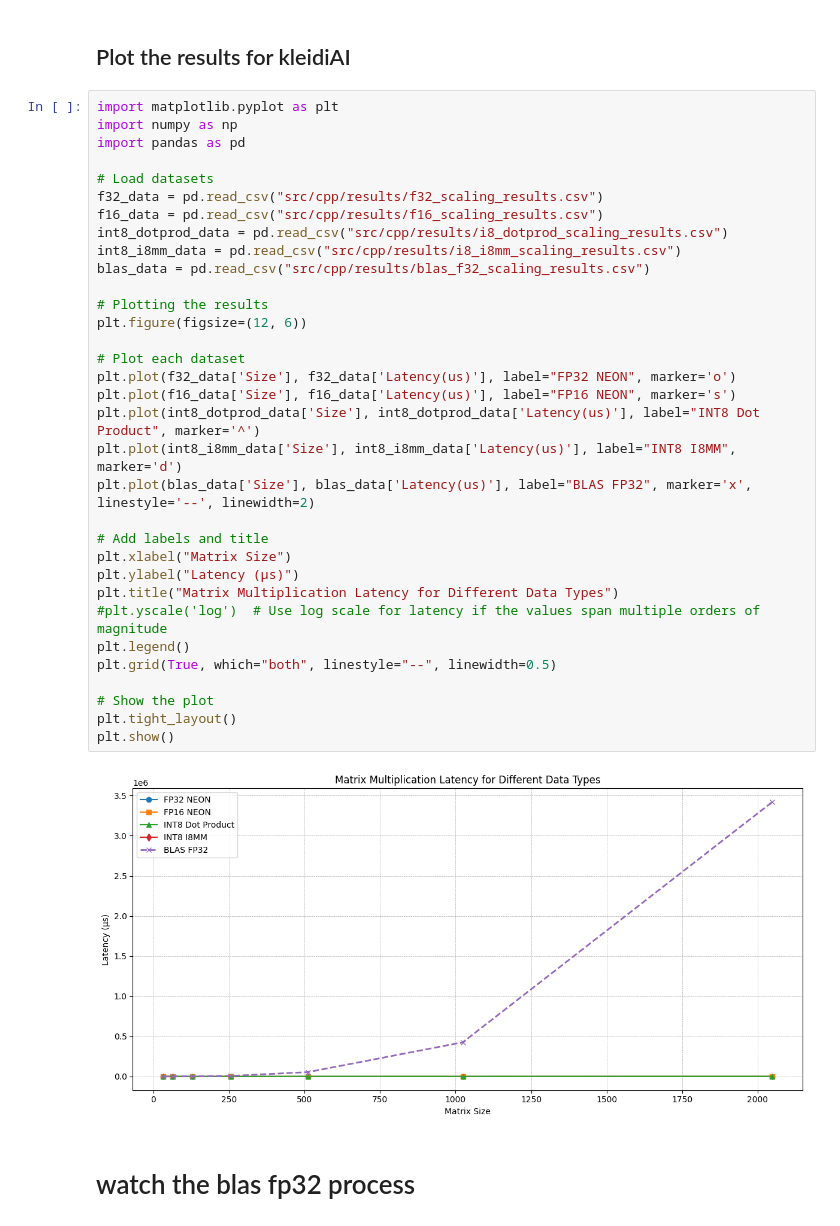
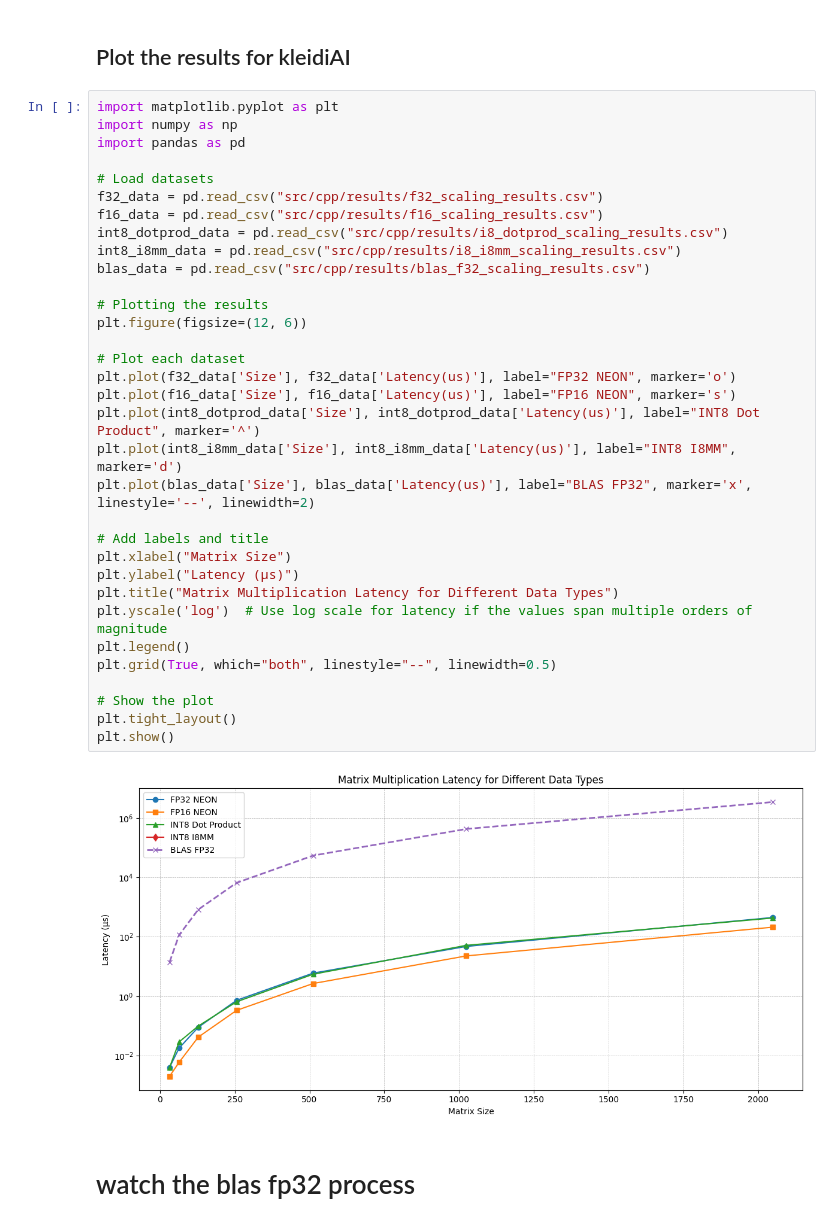
Before and after one commit to OliverGrainge/Generative_AI_on_arm, a Jupyter notebook: lab2.ipynb, the cells around one changed output. Saved outputs shown, nothing was run; the diff lists cells and outputs as text.

Commit message:
updating data for scaling graph

```diff
--- a/lab2.ipynb
+++ b/lab2.ipynb
@@ -670,35 +670,35 @@ import numpy as np
 import pandas as pd
 
 # Load datasets
 f32_data = pd.read_csv("src/cpp/results/f32_scaling_results.csv")
 f16_data = pd.read_csv("src/cpp/results/f16_scaling_results.csv")
 int8_dotprod_data = pd.read_csv("src/cpp/results/i8_dotprod_scaling_results.csv")
 int8_i8mm_data = pd.read_csv("src/cpp/results/i8_i8mm_scaling_results.csv")
 blas_data = pd.read_csv("src/cpp/results/blas_f32_scaling_results.csv")
 
 # Plotting the results
 plt.figure(figsize=(12, 6))
 
 # Plot each dataset
 plt.plot(f32_data['Size'], f32_data['Latency(us)'], label="FP32 NEON", marker='o')
 plt.plot(f16_data['Size'], f16_data['Latency(us)'], label="FP16 NEON", marker='s')
 plt.plot(int8_dotprod_data['Size'], int8_dotprod_data['Latency(us)'], label="INT8 Dot Product", marker='^')
 plt.plot(int8_i8mm_data['Size'], int8_i8mm_data['Latency(us)'], label="INT8 I8MM", marker='d')
 plt.plot(blas_data['Size'], blas_data['Latency(us)'], label="BLAS FP32", marker='x', linestyle='--', linewidth=2)
 
 # Add labels and title
 plt.xlabel("Matrix Size")
 plt.ylabel("Latency (µs)")
 plt.title("Matrix Multiplication Latency for Different Data Types")
-#plt.yscale('log')  # Use log scale for latency if the values span multiple orders of magnitude
+plt.yscale('log')  # Use log scale for latency if the values span multiple orders of magnitude
 plt.legend()
 plt.grid(True, which="both", linestyle="--", linewidth=0.5)
 
 # Show the plot
 plt.tight_layout()
 plt.show()
 # %% [output]
-[figure, old version]
+[figure, new version]
 # %% [markdown]
 # watch the blas fp32 process
 # %%
```
